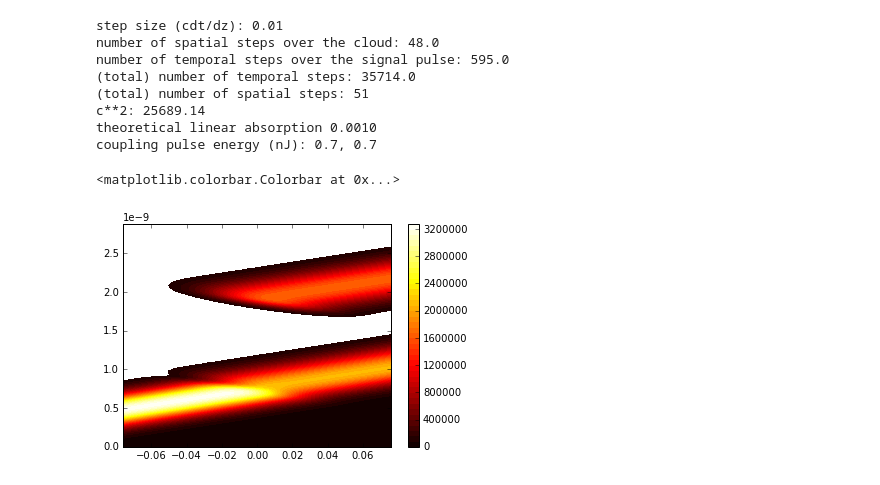
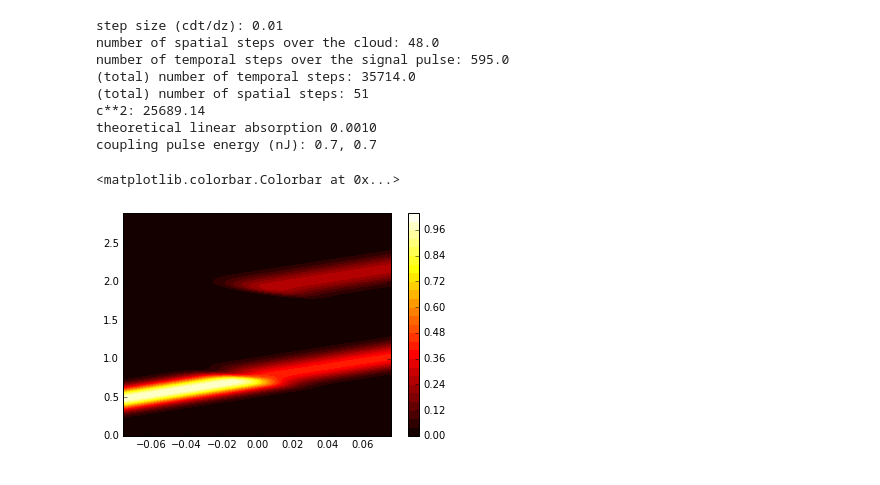
Before and after one commit to amirfz/myPythonProjects, a Jupyter notebook: ladderMemory/ladderMemory_master.ipynb, the cells around one changed output. Saved outputs shown, nothing was run; the diff lists cells and outputs as text; code cells hidden in the pictures.

Commit message:
solved a few problems with plotting

```diff
--- a/ladderMemory/ladderMemory_master.ipynb
+++ b/ladderMemory/ladderMemory_master.ipynb
@@ -5,7 +5,8 @@ import initialization
 import solver
 % matplotlib inline
 # %%
-frame,z,t,N, Sol, Om_s_bc, Om_c_bc, dt, i_t, c, Gam_eg, Gam_re, gam_gr, gs, gc, Del_s, Del_c, chebDiffMatrix_norm, Om0_s, Om0_c =\
+frame,z,t,N, Sol, Om_s_bc, Om_c_bc, dt, i_t, c, \
+    Gam_eg, Gam_re, gam_gr, gs, gc, Del_s, Del_c, chebDiffMatrix_norm, Om0_s, Om0_c =\
     initialization.init()
 # %% [output]
 step size (cdt/dz): 0.01
@@ -18,14 +19,14 @@ theoretical linear absorption 0.0010
 coupling pulse energy (nJ): 0.7, 0.7
 # %%
 SampleOm_s, SampleOm_c, SamplePg, SamplePe, SamplePr, SampleSge, SampleSer, SampleSgr, tFrame =\
-    solver.solve(frame,z,t,N, Sol, Om_s_bc, Om_c_bc, dt, i_t, c, Gam_eg, Gam_re, gam_gr, gs, gc, Del_s, Del_c, chebDiffMatrix_norm)
+    solver.solve(frame,z,t,N, Sol, Om_s_bc, Om_c_bc, dt, i_t, c, \
+    Gam_eg, Gam_re, gam_gr, gs, gc, Del_s, Del_c, chebDiffMatrix_norm)
 # %%
-plt.contourf(z,tFrame,abs(SampleOm_s),50)
-plt.hot()
+plt.contourf(z,tFrame*1e9, abs(SampleOm_s/Om0_s)**2,30, cmap=plt.cm.hot)
 plt.colorbar()
 # %% [output]
 <matplotlib.colorbar.Colorbar at 0x...>
-[figure, old version]
+[figure, new version]
 # %%
 from matplotlib import animation
 %matplotlib nbagg
```
Also changed, not shown: parts of 3 cells of this notebook, 6 other files.
